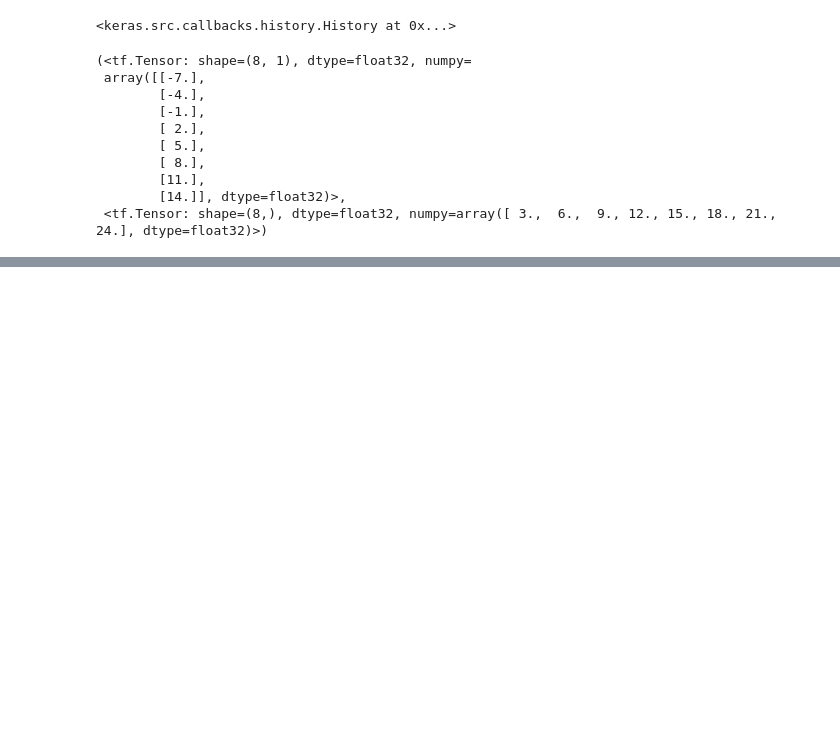
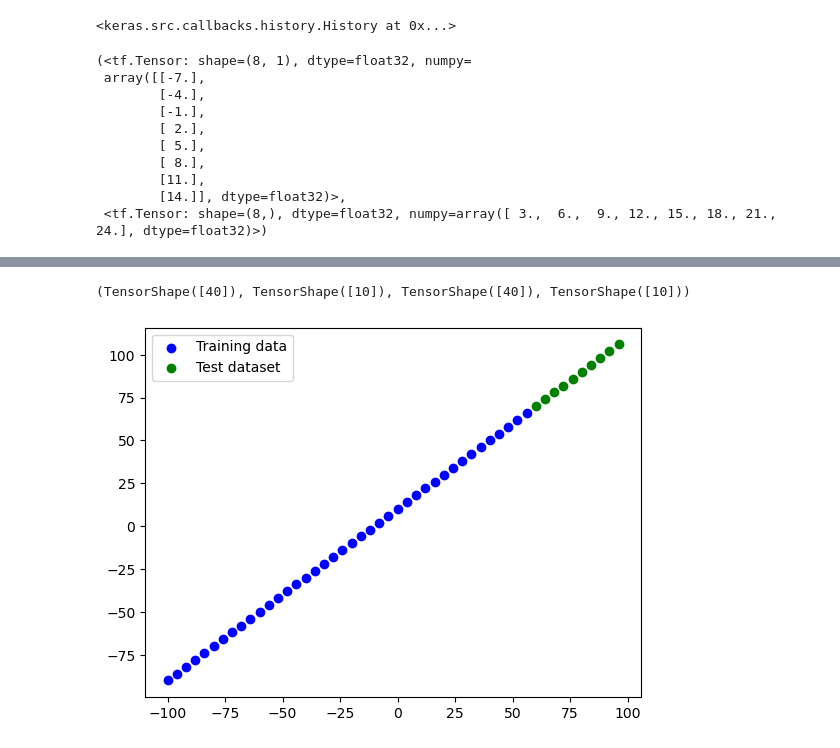
Before and after one commit to Abisheck007/python-Tensorflow, a Jupyter notebook: Neural_network_regression/tensor_regression.ipynb, the cells around one changed output, grey strips where cells are left out. Saved outputs shown, nothing was run; the diff lists cells and outputs as text; code cells hidden in the pictures; blank space fills up the shorter version.

```diff
--- a/Neural_network_regression/tensor_regression.ipynb
+++ b/Neural_network_regression/tensor_regression.ipynb
@@ -117,0 +150,16 @@ array([[26.162453]], dtype=float32)
+# %%
+#train test split for X and Y here we dont use sklearn just we use manual way
+x_train=X[:40]
+y_train=Y[:40]
+xtest=X[40:]
+ytest=Y[40:]
+x_train.shape,xtest.shape,y_train.shape,ytest.shape
+# %% [output]
+(TensorShape([40]), TensorShape([10]), TensorShape([40]), TensorShape([10]))
+# %%
+#visualize the train and test dataset
+plt.scatter(x_train,y_train,c="b",label="Training data")
+plt.scatter(xtest,ytest,c="g",label="Test dataset")
+plt.legend();
+# %% [output]
+[figure, added]
```
Also changed, not shown: parts of 35 cells of this notebook, 5 other files.
